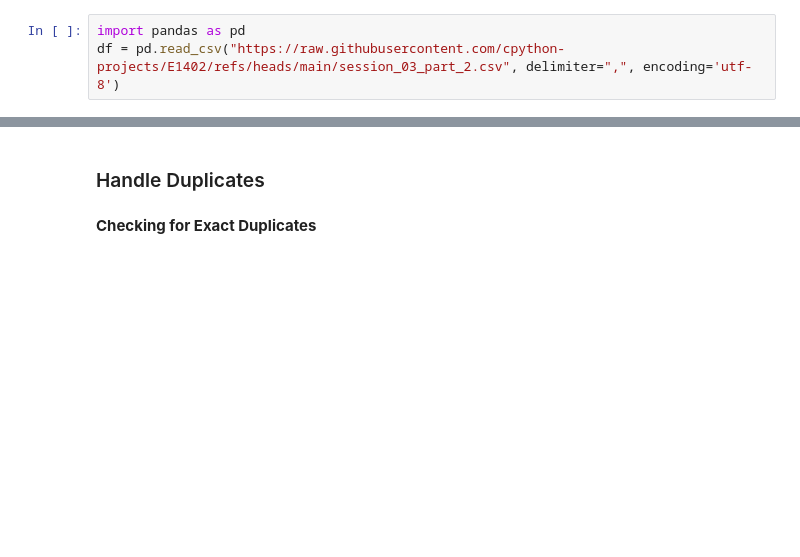
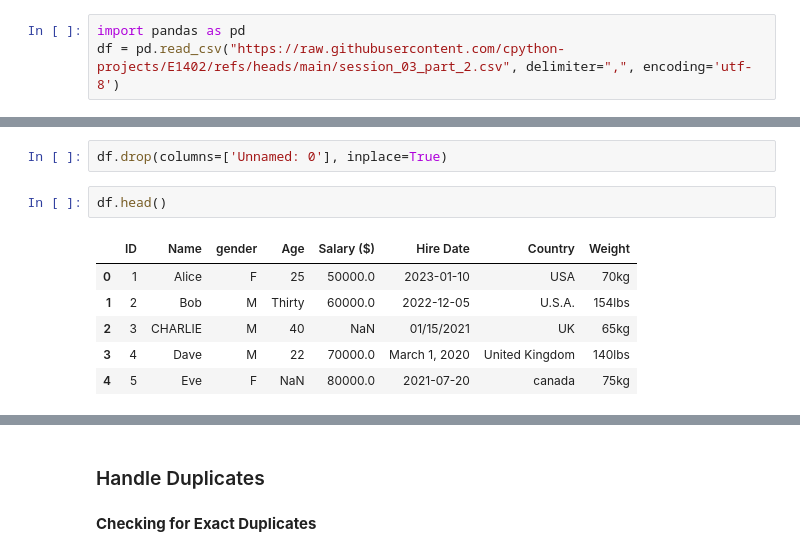
Before and after one commit to cpython-projects/E1402, a Jupyter notebook: session_03_part_2.ipynb, the cells around one changed output, grey strips where cells are left out. Cells and saved outputs as stored; diff of their text form; blank space fills up the shorter version.

```diff
--- a/session_03_part_2.ipynb
+++ b/session_03_part_2.ipynb
@@ -5,0 +27,11 @@ df = pd.read_csv("https://raw.githubusercontent.com/cpython-projects/E1402/refs/
+# %%
+df.drop(columns=['Unnamed: 0'], inplace=True)
+# %%
+df.head()
+# %% [output]
+|  | ID | Name | gender | Age | Salary ($) | Hire Date | Country | Weight |
+| 0 | 1 | Alice | F | 25 | 50000.0 | 2023-01-10 | USA | 70kg |
+| 1 | 2 | Bob | M | Thirty | 60000.0 | 2022-12-05 | U.S.A. | 154lbs |
+| 2 | 3 | CHARLIE | M | 40 | NaN | 01/15/2021 | UK | 65kg |
+| 3 | 4 | Dave | M | 22 | 70000.0 | March 1, 2020 | United Kingdom | 140lbs |
+| 4 | 5 | Eve | F | NaN | 80000.0 | 2021-07-20 | canada | 75kg |
```
Also changed, not shown: parts of 29 cells of this notebook.
